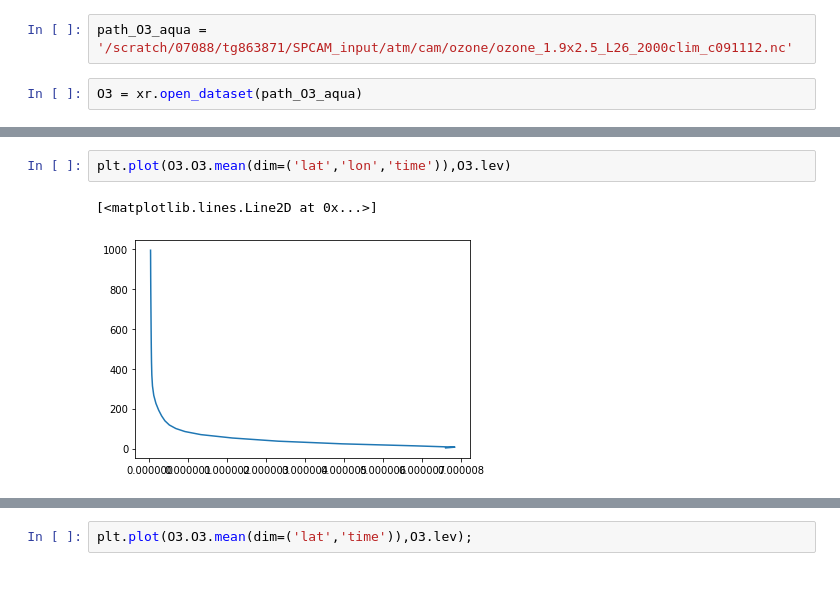
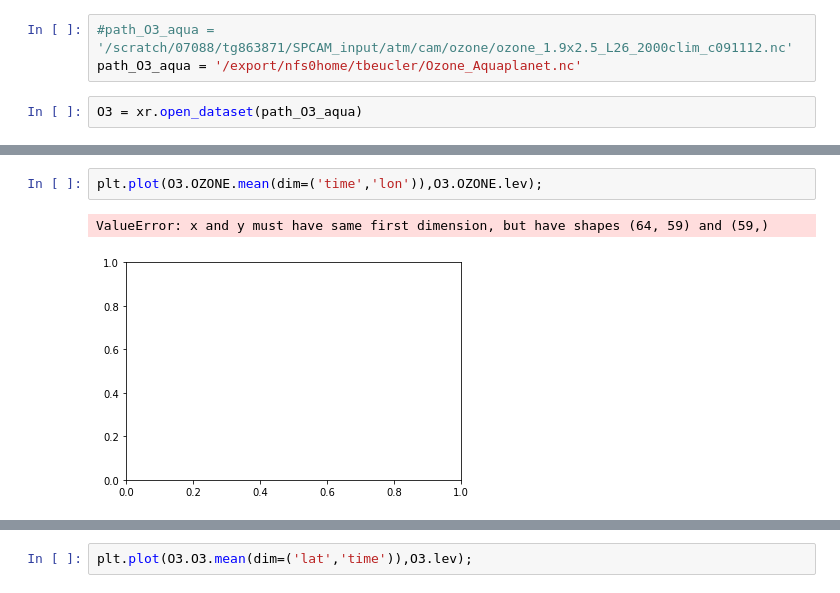
Before and after one commit to BradleyStanleyClamp/CBRAIN-CAM-MLINV, a Jupyter notebook: notebooks/tbeucler_devlog/062_O3_profile_analysis.ipynb, the cells around one changed output, grey strips where cells are left out. Cells and saved outputs as stored; diff of their text form.

```diff
--- a/notebooks/tbeucler_devlog/062_O3_profile_analysis.ipynb
+++ b/notebooks/tbeucler_devlog/062_O3_profile_analysis.ipynb
@@ -6,7 +6,8 @@ import xarray as xr
 # %% [markdown]
 # Aquaplanet
 # %%
-path_O3_aqua = '/scratch/07088/tg863871/SPCAM_input/atm/cam/ozone/ozone_1.9x2.5_L26_2000clim_c091112.nc'
+#path_O3_aqua = '/scratch/07088/tg863871/SPCAM_input/atm/cam/ozone/ozone_1.9x2.5_L26_2000clim_c091112.nc'
+path_O3_aqua = '/export/nfs0home/tbeucler/Ozone_Aquaplanet.nc'
 # %%
 O3 = xr.open_dataset(path_O3_aqua)
 # %%
@@ -26,5 +53,5 @@ Attributes:
 # %%
-plt.plot(O3.O3.mean(dim=('lat','lon','time')),O3.lev)
+plt.plot(O3.OZONE.mean(dim=('time','lon')),O3.OZONE.lev);
 # %% [output]
-[<matplotlib.lines.Line2D at 0x...>]
+ValueError: x and y must have same first dimension, but have shapes (64, 59) and (59,)
-[figure, old version]
+[figure, new version]
```
Also changed, not shown: parts of 8 cells of this notebook, 3 other files.
